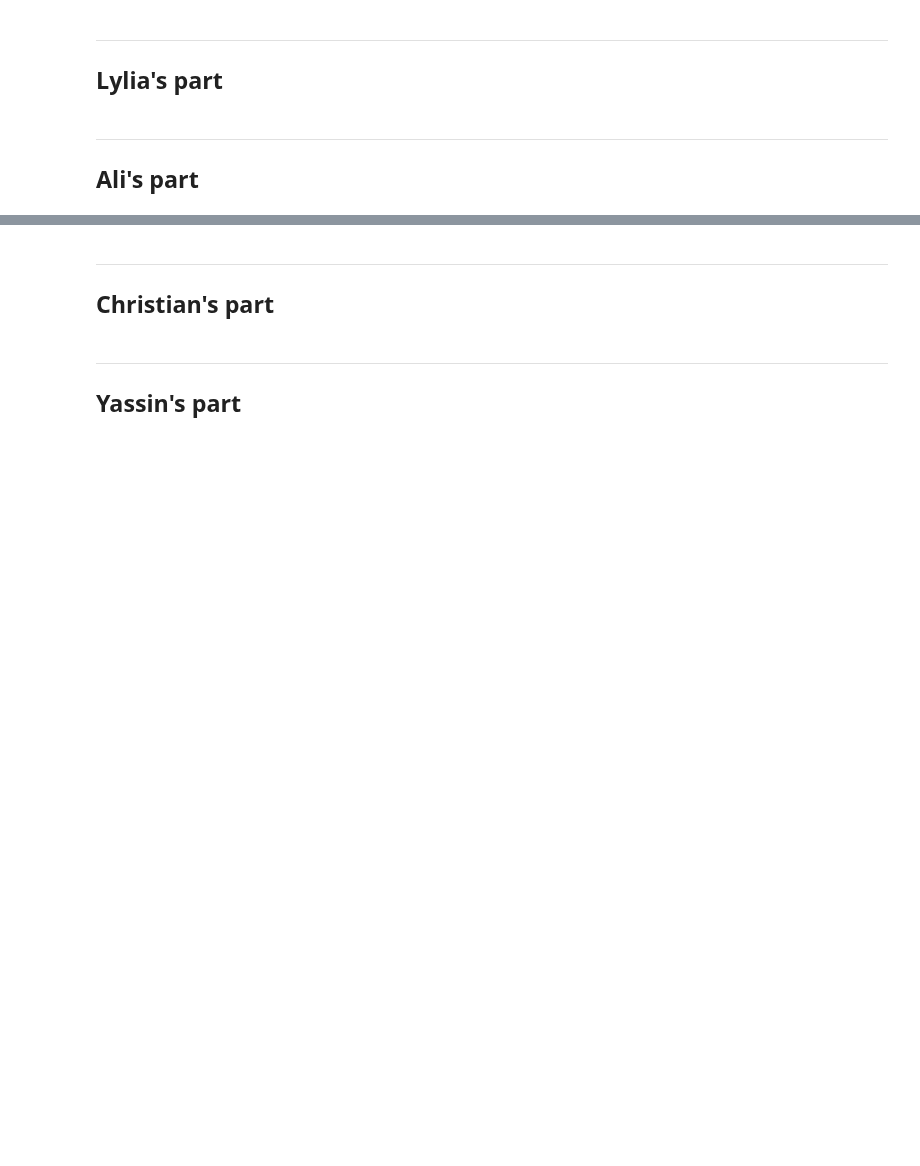
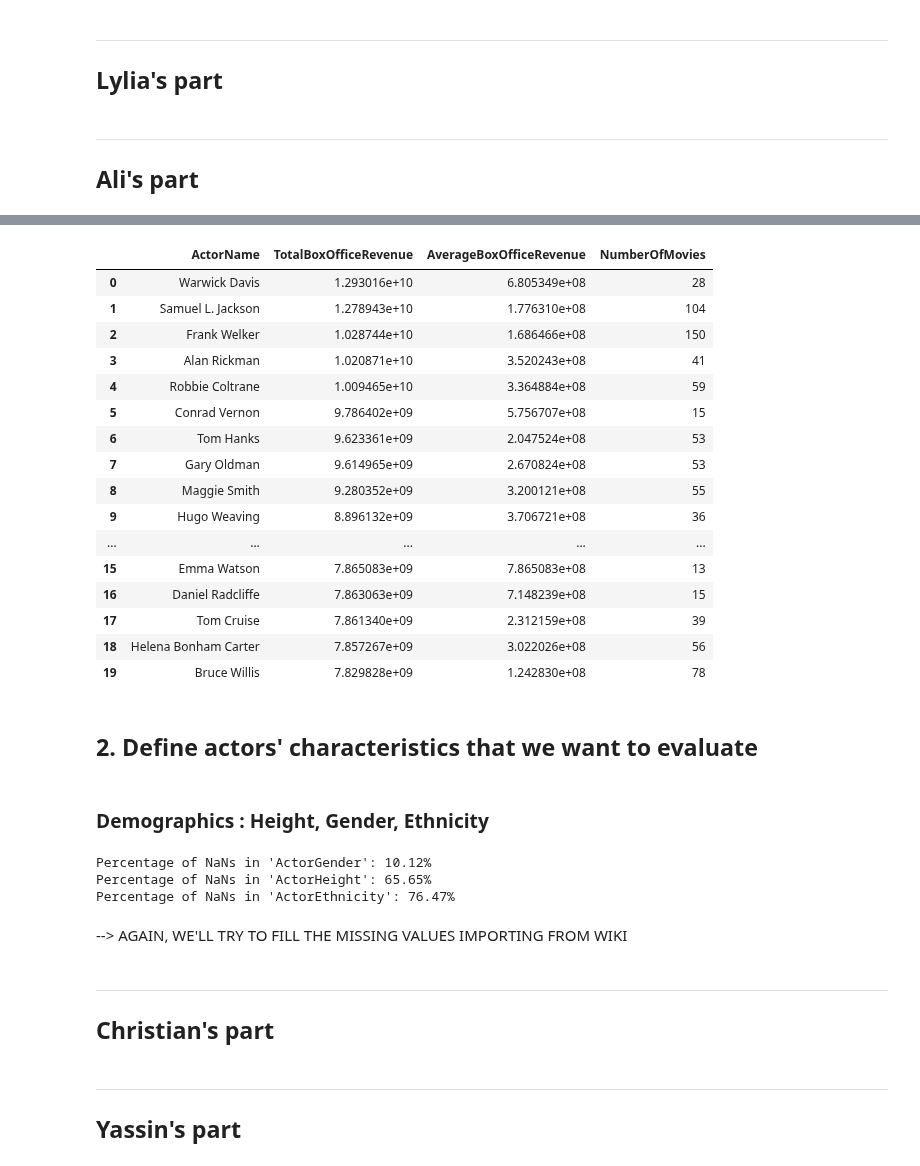
Before and after one commit to epfl-ada/ada-2024-project-arabsdatascientists2024, a Jupyter notebook: Exlploration_CMU.ipynb, the cells around one changed output, grey strips where cells are left out. Drawn from its saved outputs; the diff is of its cells as text; code cells hidden in the pictures; blank space fills up the shorter version.

```diff
--- a/Exlploration_CMU.ipynb
+++ b/Exlploration_CMU.ipynb
@@ -191,0 +548,7 @@ tvtropes_clusters
+# %%
+# Calculate Total Box Office Revenue per Actor
+actor_revenue = merged_df.groupby('ActorName')['BoxOfficeRevenue'].sum().reset_index()
+total_revenue = actor_revenue.rename(columns={'BoxOfficeRevenue': 'TotalBoxOfficeRevenue'})
+# Sort total_revenue DataFrame in place by 'TotalBoxOfficeRevenue' in descending order
+total_revenue.sort_values(by='TotalBoxOfficeRevenue', ascending=False, inplace=True)
+print (total_revenue.head(20))
@@ -191,0 +589,5 @@ tvtropes_clusters
+# %%
+# Calculate Average Box Office Revenue per Movie (per actor)
+average_revenue = merged_df.groupby('ActorName')['BoxOfficeRevenue'].mean().reset_index().rename(columns={'BoxOfficeRevenue': 'AverageBoxOfficeRevenue'})
+average_revenue.sort_values(by='AverageBoxOfficeRevenue', ascending=False, inplace=True)
+average_revenue.head(20)
@@ -191,0 +612,6 @@ tvtropes_clusters
+# %%
+# Calculate Number of Movies per Actor
+movie_count = merged_df.groupby('ActorName')['MovieName'].nunique().reset_index().rename(columns={'MovieName': 'NumberOfMovies'})
+# Sort movie_count DataFrame in place by 'NumberOfMovies' in descending order
+movie_count.sort_values(by='NumberOfMovies', ascending=False, inplace=True)
+movie_count.head(20)
@@ -192,3 +636,47 @@ tvtropes_clusters
+# %%
+# Combine Metrics
+success_metrics = total_revenue.merge(average_revenue, on='ActorName').merge(movie_count, on='ActorName')
+
+# Display top 10 actors by Total Box Office Revenue
+top_actors = success_metrics.sort_values(by='TotalBoxOfficeRevenue', ascending=False)
+top_actors.head(20)
+# %% [output]
+|  | ActorName | TotalBoxOfficeRevenue | AverageBoxOfficeRevenue | NumberOfMovies |
+| 0 | Warwick Davis | 1.293016e+10 | 6.805349e+08 | 28 |
+| 1 | Samuel L. Jackson | 1.278943e+10 | 1.776310e+08 | 104 |
+| 2 | Frank Welker | 1.028744e+10 | 1.686466e+08 | 150 |
+| 3 | Alan Rickman | 1.020871e+10 | 3.520243e+08 | 41 |
+| 4 | Robbie Coltrane | 1.009465e+10 | 3.364884e+08 | 59 |
+| 5 | Conrad Vernon | 9.786402e+09 | 5.756707e+08 | 15 |
+| 6 | Tom Hanks | 9.623361e+09 | 2.047524e+08 | 53 |
+| 7 | Gary Oldman | 9.614965e+09 | 2.670824e+08 | 53 |
+| 8 | Maggie Smith | 9.280352e+09 | 3.200121e+08 | 55 |
+| 9 | Hugo Weaving | 8.896132e+09 | 3.706721e+08 | 36 |
+| ... | ... | ... | ... | ... |
+| 15 | Emma Watson | 7.865083e+09 | 7.865083e+08 | 13 |
+| 16 | Daniel Radcliffe | 7.863063e+09 | 7.148239e+08 | 15 |
+| 17 | Tom Cruise | 7.861340e+09 | 2.312159e+08 | 39 |
+| 18 | Helena Bonham Carter | 7.857267e+09 | 3.022026e+08 | 56 |
+| 19 | Bruce Willis | 7.829828e+09 | 1.242830e+08 | 78 |
+# %% [markdown]
+## **2. Define actors' characteristics that we want to evaluate**
+# %% [markdown]
+### **Demographics** : Height, Gender, Ethnicity
+# %%
+# Calculate percentage of NaN values for ActorGender and ActorHeight
+gender_nan_percentage = character_metadata['ActorGender'].isna().mean() * 100
+height_nan_percentage = character_metadata['ActorHeight'].isna().mean() * 100
+ethnicity_nan_percentage = character_metadata['ActorEthnicity'].isna().mean() * 100
+
+print(f"Percentage of NaNs in 'ActorGender': {gender_nan_percentage:.2f}%")
+print(f"Percentage of NaNs in 'ActorHeight': {height_nan_percentage:.2f}%")
+print(f"Percentage of NaNs in 'ActorEthnicity': {ethnicity_nan_percentage:.2f}%")
+# %% [output]
+Percentage of NaNs in 'ActorGender': 10.12%
+Percentage of NaNs in 'ActorHeight': 65.65%
+Percentage of NaNs in 'ActorEthnicity': 76.47%
+# %% [markdown]
+--> AGAIN, WE'LL TRY TO FILL THE MISSING VALUES IMPORTING FROM WIKI
 # %% [markdown]
 ---
 ## Christian's part
```
Also changed, not shown: parts of 44 cells of this notebook, 7 other files.
